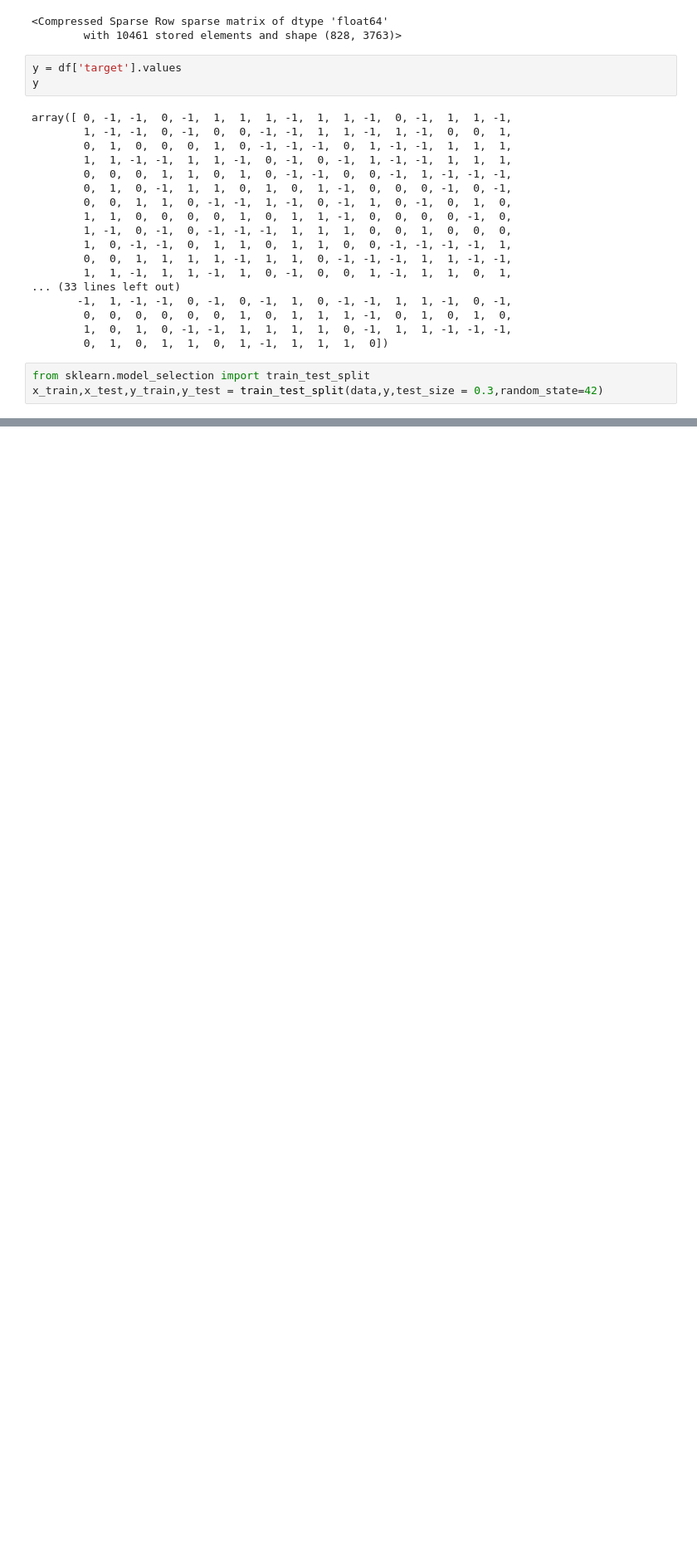
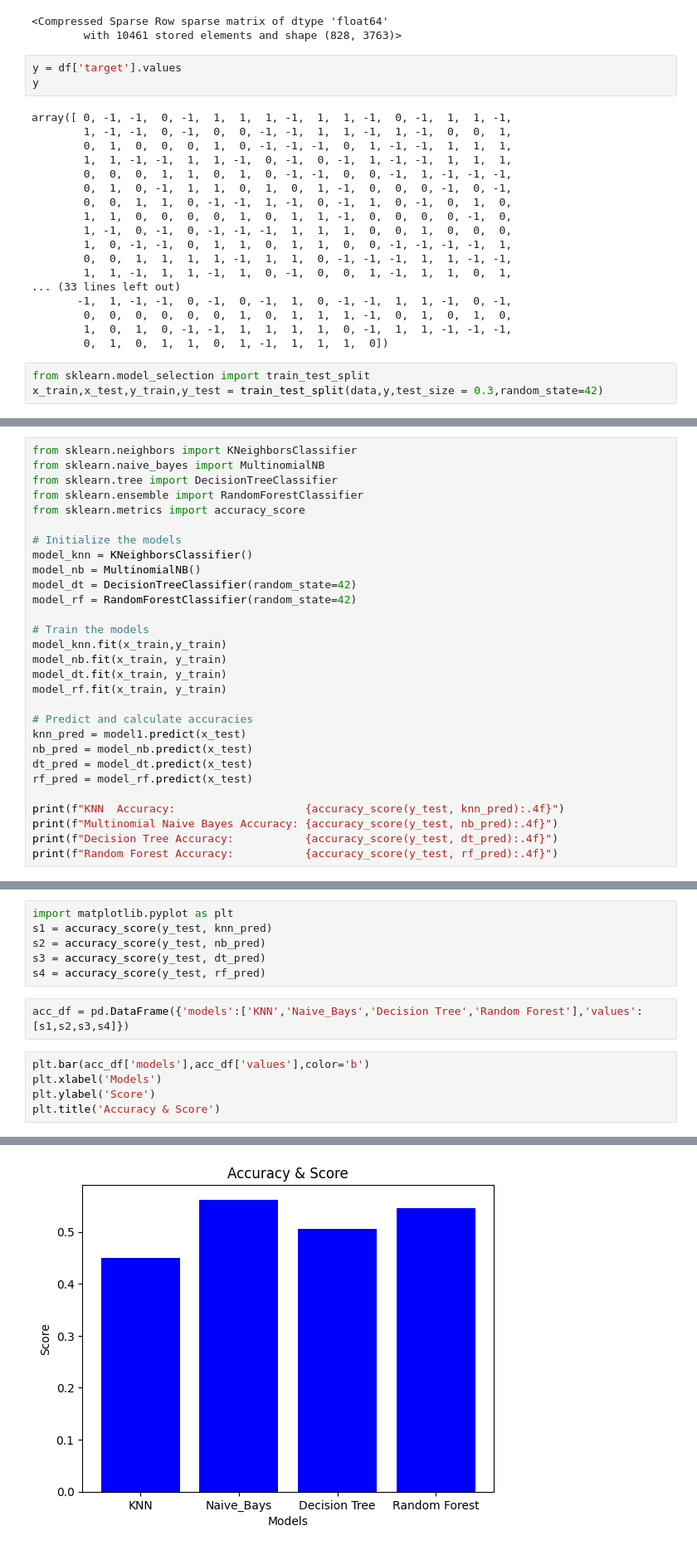
Before and after one commit to athulraveendranvr/Data-Science, a Jupyter notebook: 08-NLP/Sentiment-Analysis/NLPproj.ipynb, the cells around one changed output, grey strips where cells are left out. Shown at 83% size. Drawn from its saved outputs; the diff is of its cells as text; blank space fills up the shorter version.

```diff
--- a/08-NLP/Sentiment-Analysis/NLPproj.ipynb
+++ b/08-NLP/Sentiment-Analysis/NLPproj.ipynb
@@ -291,0 +281,29 @@ from sklearn.
+# %%
+from sklearn.neighbors import KNeighborsClassifier
+from sklearn.naive_bayes import MultinomialNB
+from sklearn.tree import DecisionTreeClassifier
+from sklearn.ensemble import RandomForestClassifier
+from sklearn.metrics import accuracy_score
+
+# Initialize the models
+model_knn = KNeighborsClassifier()
+model_nb = MultinomialNB()
+model_dt = DecisionTreeClassifier(random_state=42)
+model_rf = RandomForestClassifier(random_state=42)
+
+# Train the models
+model_knn.fit(x_train,y_train)
+model_nb.fit(x_train, y_train)
+model_dt.fit(x_train, y_train)
+model_rf.fit(x_train, y_train)
+
+# Predict and calculate accuracies
+knn_pred = model1.predict(x_test)
+nb_pred = model_nb.predict(x_test)
+dt_pred = model_dt.predict(x_test)
+rf_pred = model_rf.predict(x_test)
+
+print(f"KNN  Accuracy:                    {accuracy_score(y_test, knn_pred):.4f}")
+print(f"Multinomial Naive Bayes Accuracy: {accuracy_score(y_test, nb_pred):.4f}")
+print(f"Decision Tree Accuracy:           {accuracy_score(y_test, dt_pred):.4f}")
+print(f"Random Forest Accuracy:           {accuracy_score(y_test, rf_pred):.4f}")
@@ -291,0 +315,14 @@ from sklearn.
+# %%
+import matplotlib.pyplot as plt
+s1 = accuracy_score(y_test, knn_pred)
+s2 = accuracy_score(y_test, nb_pred)
+s3 = accuracy_score(y_test, dt_pred)
+s4 = accuracy_score(y_test, rf_pred)
+# %%
+acc_df = pd.DataFrame({'models':['KNN','Naive_Bays','Decision Tree','Random Forest'],'values':[s1,s2,s3,s4]})
+# %%
+plt.bar(acc_df['models'],acc_df['values'],color='b')
+plt.xlabel('Models')
+plt.ylabel('Score')
+plt.title('Accuracy & Score')
+# %% [output]
@@ -291,0 +330 @@ from sklearn.
+[figure, added]
```
Also changed, not shown: parts of 5 cells of this notebook.
